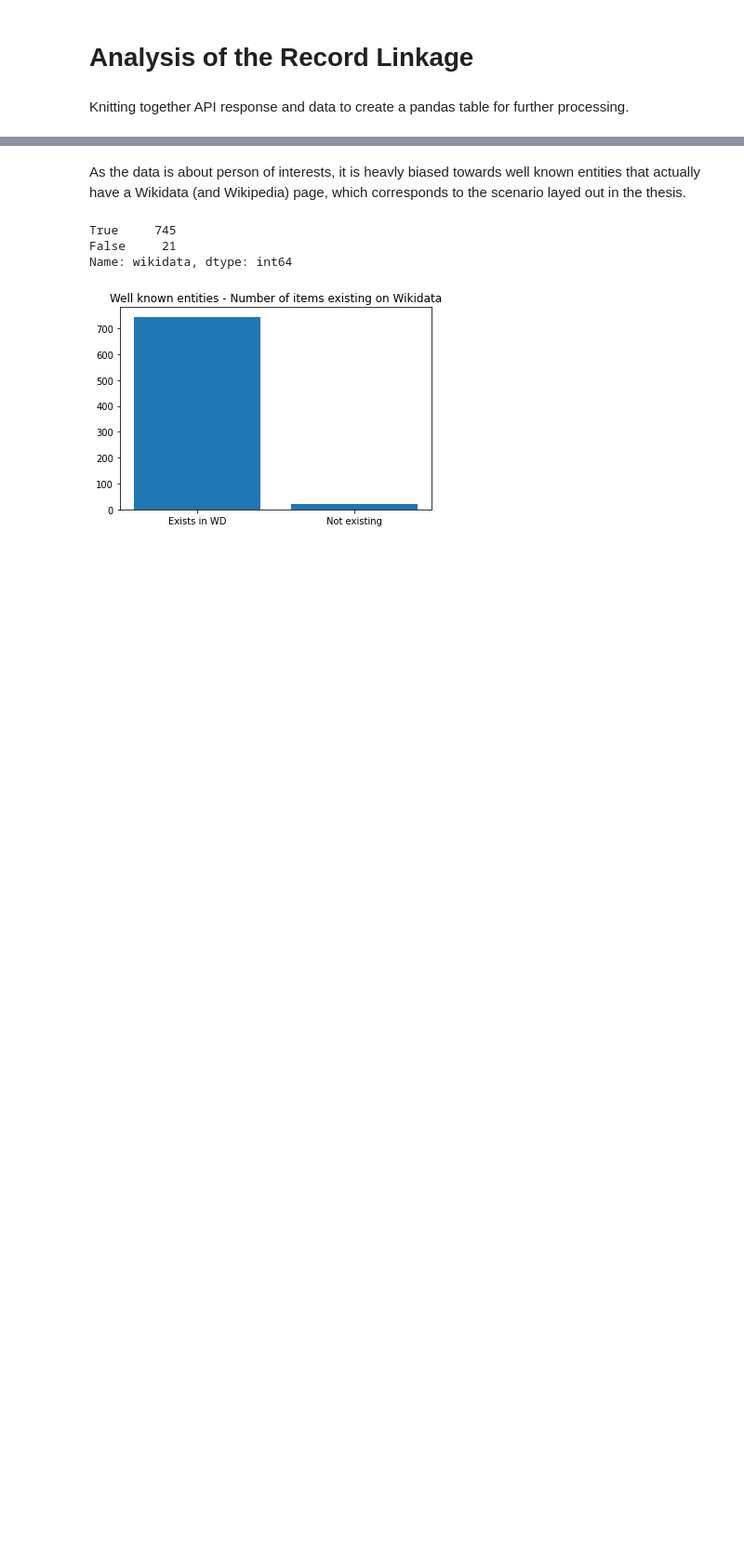
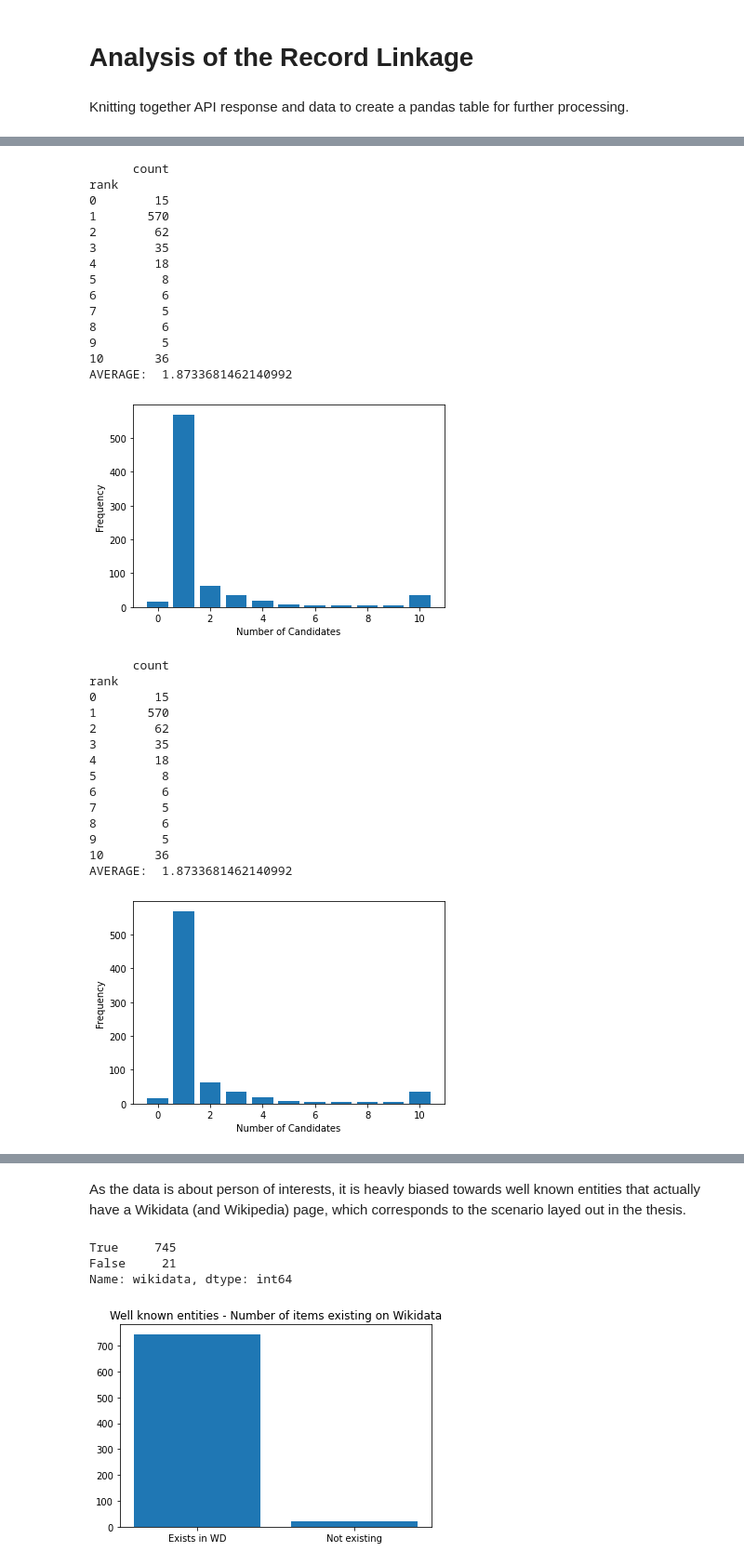
Before and after one commit to PeterWalchhofer/evaluation_bachelor_thesis, a Jupyter notebook: Analysis.ipynb, the cells around one changed output, grey strips where cells are left out. Shown at 93% size. Saved outputs shown, nothing was run; the diff lists cells and outputs as text; code cells hidden in the pictures; blank space fills up the shorter version.

```diff
--- a/Analysis.ipynb
+++ b/Analysis.ipynb
@@ -249,0 +242,52 @@ Before calculating scores based on similarity measures, the Wikidata Reconciliat
+# %%
+
+def num_cd_plt(cd, description):
+    cd_num_counts = cd.filter(["id","rank"]).groupby("id").max()
+    cd_occ_counts =  cd_num_counts.groupby("rank").size().to_frame()
+    cd_occ_counts.columns = ["count"]
+
+    print(cd_occ_counts)
+    print("AVERAGE: " , cd_num_counts["rank"].mean())
+
+    plt.xlabel("Number of Candidates")
+    plt.ylabel("Frequency")
+    plt.bar(cd_occ_counts.index, cd_occ_counts["count"])
+    #plt.title("Number of candidates " + description)
+
+
+num_cd_plt(cd_table_full, "[full mapping]")
+plt.show()
+num_cd_plt(cd_table_refined, "[refined mapping]")
+plt.show()
+num_cd_plt(cd_table_sparse, "[sparse mapping]")
+# %% [output]
+      count
+rank
+0        15
+1       570
+2        62
+3        35
+4        18
+5         8
+6         6
+7         5
+8         6
+9         5
+10       36
+AVERAGE:  1.8733681462140992
+[figure, added]
+      count
+rank
+0        15
+1       570
+2        62
+3        35
+4        18
+5         8
+6         6
+7         5
+8         6
+9         5
+10       36
+AVERAGE:  1.8733681462140992
+[figure, added]
```
Also changed, not shown: parts of 36 cells of this notebook, 9 other files.
